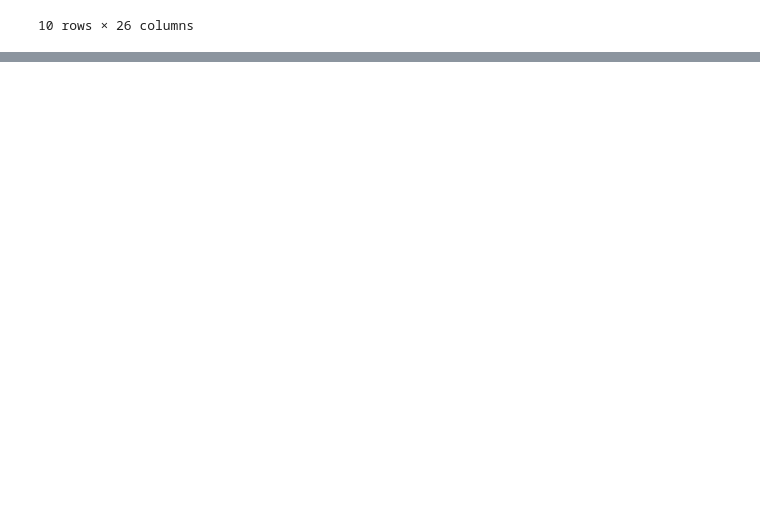
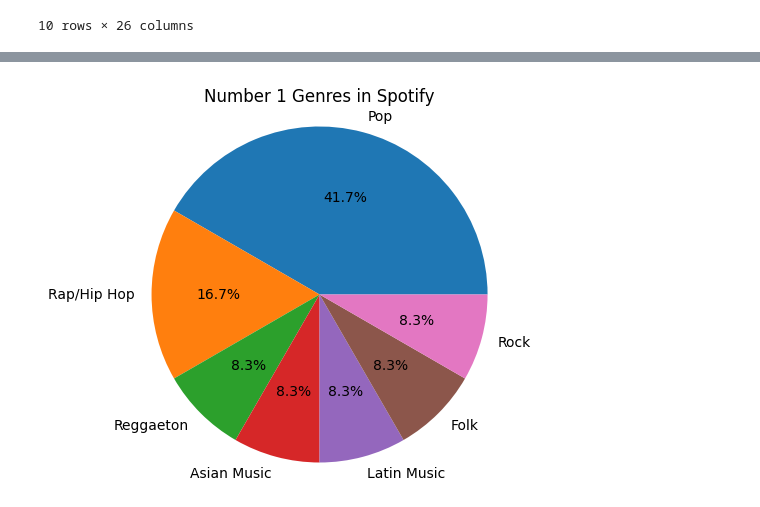
Before and after one commit to alaa-aleryani/Project_1, a Jupyter notebook: music.ipynb, the cells around one changed output, grey strips where cells are left out. Drawn from its saved outputs; the diff is of its cells as text; code cells hidden in the pictures; blank space fills up the shorter version.

Commit message:
Question_1 added pie graphs
Added pie graphs, for song ranked number 1 on each platform.

```diff
--- a/music.ipynb
+++ b/music.ipynb
@@ -186,7 +186,7 @@ music_df.head(10)
 music_df.to_csv("all_data_genre.csv", encoding = "Latin-1", index=False, header=True)
 # %%
 #read the saved data:
-music_df=pd.read_csv("all_data_genre.csv", encoding = "Latin-1")
+music_df=pd.read_csv("../Project_1/all_data_genre.csv", encoding = "Latin-1")
 music_df.head()
 # %% [output]
 |  | track_name | artist(s)_name | artist_count | released_year | released_month | released_day | ... |
@@ -253,0 +267,3 @@ music_prior_df.head(10)
+# %%
+no1_spotify= music_df.loc[music_df["in_spotify_charts"]== 1]
+no1_spotify.head()
@@ -253,0 +278,9 @@ music_prior_df.head(10)
+# %%
+no1_spotify_genre= no1_spotify["Deezer Genre"].unique()
+no1_spotify_genrecount= no1_spotify["Deezer Genre"].value_counts()
+plt.pie(no1_spotify_genrecount, labels=no1_spotify_genrecount.index, autopct='%1.1f%%')
+plt.axis("equal")
+plt.title("Number 1 Genres in Spotify")
+plt.show()
+# %% [output]
+[figure, added]
```
Also changed, not shown: parts of 15 cells of this notebook.
